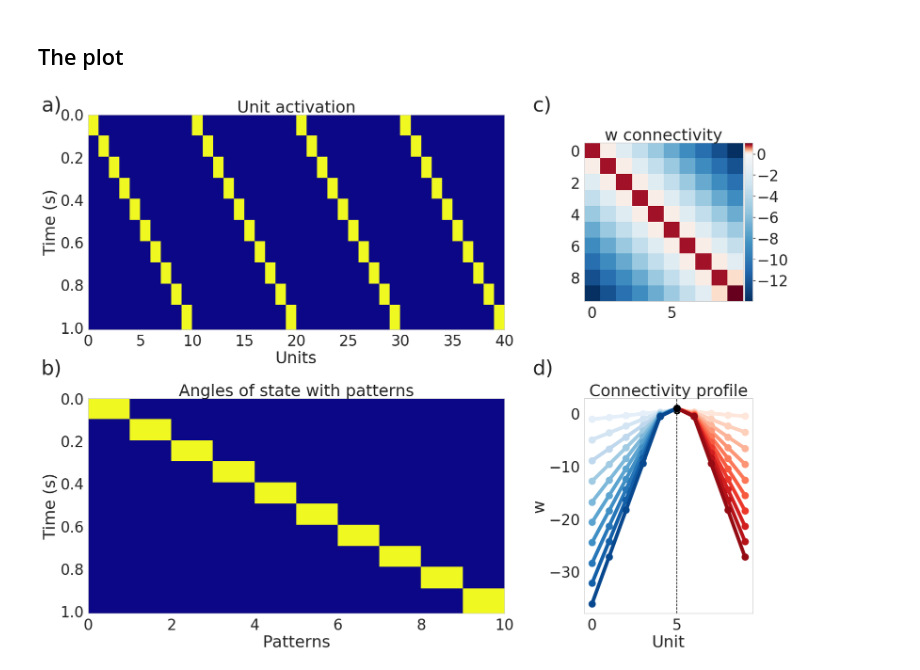
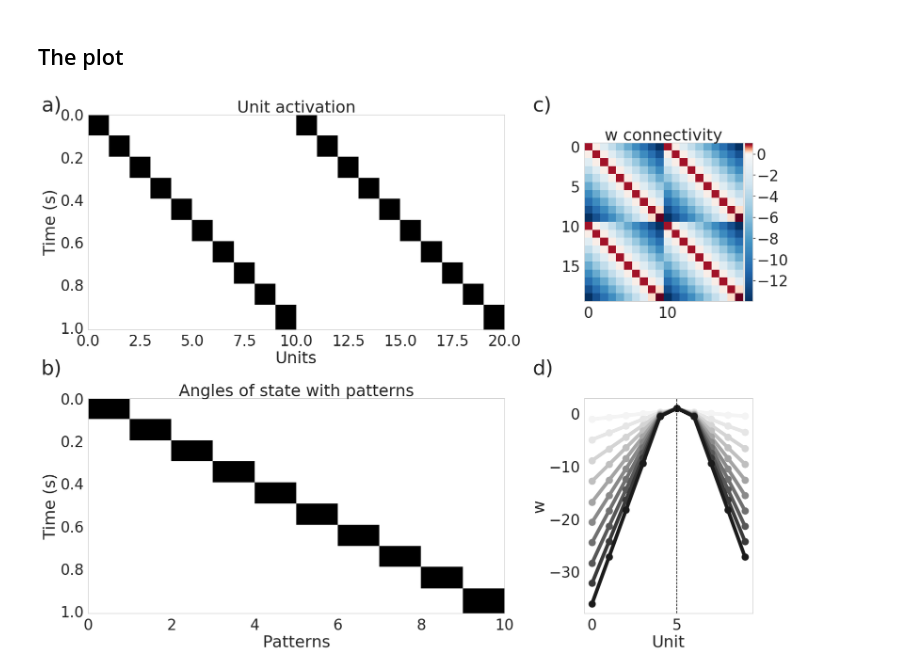
Before and after one commit to h-mayorquin/sequence_learning_paper, a Jupyter notebook: jupyter/2018-09-07(Recall example graph).ipynb, the cells around one changed output. Cells and saved outputs as stored; diff of their text form; code cells hidden in the pictures.

```diff
--- a/jupyter/2018-09-07(Recall example graph).ipynb
+++ b/jupyter/2018-09-07(Recall example graph).ipynb
@@ -203,7 +203,7 @@ def plot_profile_black_points(training_times_vector, ax=None):
 # %% [markdown]
 #### Plot gray profile
 # %%
-def plot_profile_grays(training_times_vector, ax=None):
+def plot_profile_grays(training_times_vector, ax=None, title=False):
     colors = sns.color_palette("Greys", num)
 
     inter_pulse_interval = 0
@@ -219,7 +219,9 @@ def plot_profile_grays(training_times_vector, ax=None):
         w = results_dictionary['w']
         ax.plot(w, 'o-', color=colors[index], ms=ms, lw=lw)
 
-    ax.set_title('Connectivity profile')
+    if title:
+        ax.set_title('Connectivity profile')
+
     ax.set_xlabel('Unit')
     ax.set_ylabel('w')
 
@@ -321,14 +323,14 @@ if False:
 strict_maximum = True
 
 g_a = 1.0
-g_I = 10.0
+g_I = 2.0
 tau_a = 0.250
 G = 25.0
 sigma_out = 0.0
 tau_s = 0.010
 
 
-hypercolumns = 4
+hypercolumns = 2
 minicolumns = 10
 n_patterns = minicolumns
 
@@ -385,8 +387,9 @@ save = True
 captions = True
 size = 45
 legend = False
-gray = False
-one_hypercolum = True
+gray = True
+one_hypercolum = False
+cmap = matplotlib.cm.binary
 
 
 fig = plt.figure(figsize=(int(size_factor * 16), int(size_factor * 12)))
@@ -417,31 +420,31 @@ else:
 
     #ax_profile = plot_profile_black_points(training_times_vector, ax=ax_profile)
 
 fig.tight_layout()
 
 if captions:
     xpoint1 = 0.02
     xpoint2 = 0.65
 
     ypoint1 = 0.95
     ypoint2 = 0.50
 
     fig.text(xpoint1, ypoint1, 'a)', size=size)
     fig.text(xpoint1, ypoint2, 'b)', size=size)
 
     fig.text(xpoint2, ypoint1, 'c)', size=size)
     fig.text(xpoint2, ypoint2, 'd)', size=size)
 
 
 if save:
     directory = '../plot_producers/'
     if gray:
         file_name = 'recall_example_gray'
     else:
         file_name = 'recall_example'
 
     format_string = '.pdf'
     string_to_save = directory + file_name + format_string
     fig.savefig(string_to_save, frameon=False, dpi=110, bbox_inches='tight')
 # %% [output]
-[figure, old version]
+[figure, new version]
```
Also changed, not shown: parts of 11 cells of this notebook, 6 other files.
